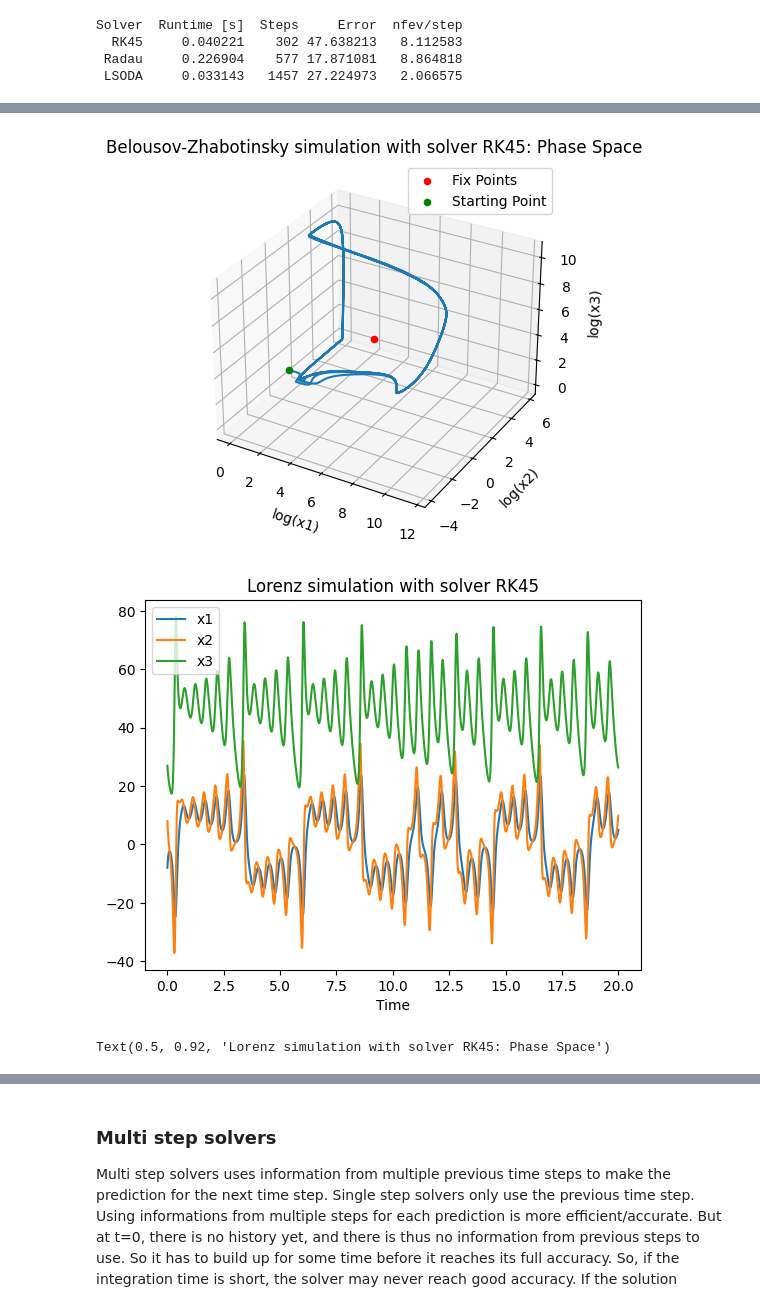
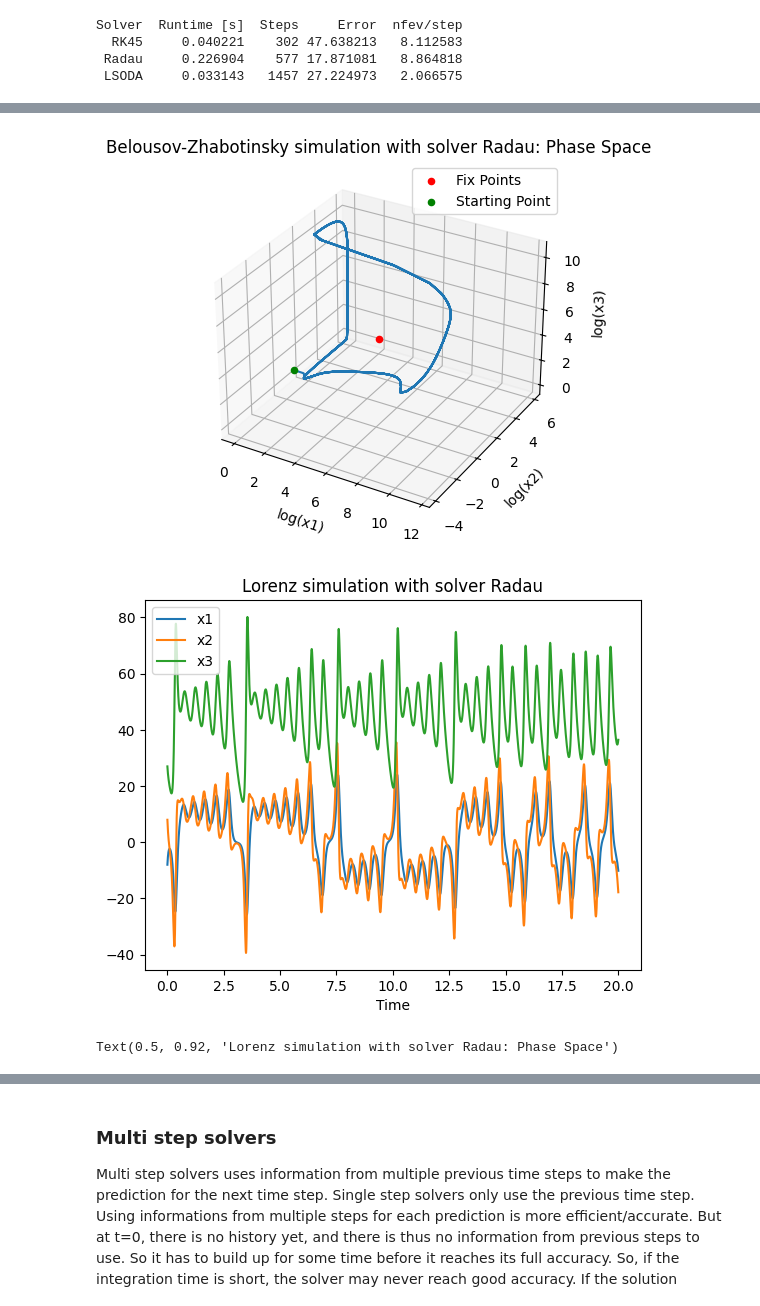
Before and after one commit to Emilwikk/Modsim-Labs, a Jupyter notebook: Simulate-and-plot.ipynb, the cells around one changed output, grey strips where cells are left out. Drawn from its saved outputs; the diff is of its cells as text; code cells hidden in the pictures.

Commit message:
Solvers chosen

```diff
--- a/Simulate-and-plot.ipynb
+++ b/Simulate-and-plot.ipynb
@@ -505,9 +515,9 @@ Solver  Runtime [s]  Steps     Error  nfev/step
 
 # Time Series
 t_plot_LV = np.linspace(t_LV[0], t_LV[1], 1000)
-y_plot_LV = y_LV_RK45(t_plot_LV) # Choose method here
+y_plot_LV = y_LV_Radau(t_plot_LV) # Choose method here
 plt.figure()
-plt.title('Lotka-Volterra simulation with solver RK45')
+plt.title('Lotka-Volterra simulation with solver Radau')
 plt.plot(t_plot_LV, y_plot_LV[0,:],label='# Rabbits')
 plt.plot(t_plot_LV, y_plot_LV[1,:],label='# Foxes')
 plt.xlabel('Time')
@@ -516,7 +526,7 @@ plt.show()
 
 # Phase Diagram
 plt.figure()
-plt.title("Lotka-Volterra simulation with solver RK45: Phase Space")
+plt.title("Lotka-Volterra simulation with solver Radau: Phase Space")
 plt.xlabel("# Rabbits")
 plt.ylabel("# Foxes")
 plt.plot(y_plot_LV[0,:], y_plot_LV[1,:])
@@ -529,10 +539,10 @@ plt.show()
 
 # Time Series
 t_plot_BZ = np.linspace(t_BZ[0], t_BZ[1], 100000)
-y_plot_BZ = y_BZ_LSODA(t_plot_BZ)
+y_plot_BZ = y_BZ_Radau(t_plot_BZ)
 
 plt.figure()
-plt.title('Belousov-Zhabotinsky simulation with solver LSODA')
+plt.title('Belousov-Zhabotinsky simulation with solver Radau')
 plt.plot(t_plot_BZ, y_plot_BZ[0,:],label='x1')
 plt.plot(t_plot_BZ, y_plot_BZ[1,:],label='x2')
 plt.plot(t_plot_BZ, y_plot_BZ[2,:],label='x3')
@@ -559,17 +569,17 @@ ax.set_xlabel('log(x1)')
 ax.set_ylabel('log(x2)')
 ax.set_zlabel('log(x3)')
 ax.legend()
-ax.set_title("Belousov-Zhabotinsky simulation with solver RK45: Phase Space")
+ax.set_title("Belousov-Zhabotinsky simulation with solver Radau: Phase Space")
 
 
 # Lorenz Plots
 
 # Time Series
 t_plot_Lorenz = np.linspace(t_Lorenz[0], t_Lorenz[1], 10000)
-y_plot_Lorenz = y_Lorenz_RK45(t_plot_Lorenz)
+y_plot_Lorenz = y_Lorenz_Radau(t_plot_Lorenz)
 
 plt.figure()
-plt.title('Lorenz simulation with solver RK45')
+plt.title('Lorenz simulation with solver Radau')
 plt.plot(t_plot_Lorenz, y_plot_Lorenz[0,:],label='x1')
 plt.plot(t_plot_Lorenz, y_plot_Lorenz[1,:],label='x2')
 plt.plot(t_plot_Lorenz, y_plot_Lorenz[2,:],label='x3')
@@ -595,5 +605,5 @@ ax.set_xlabel('x1')
 ax.set_ylabel('x2')
 ax.set_zlabel('x3')
 ax.legend()
-ax.set_title("Lorenz simulation with solver RK45: Phase Space")
+ax.set_title("Lorenz simulation with solver Radau: Phase Space")
 # %% [output]
@@ -603,3 +613,3 @@ ax.set_title("Lorenz simulation with solver RK45: Phase Space")
-[figure, old version]
+[figure, new version]
-[figure, old version]
+[figure, new version]
-Text(0.5, 0.92, 'Lorenz simulation with solver RK45: Phase Space')
+Text(0.5, 0.92, 'Lorenz simulation with solver Radau: Phase Space')
```
Also changed, not shown: parts of 2 cells of this notebook.
